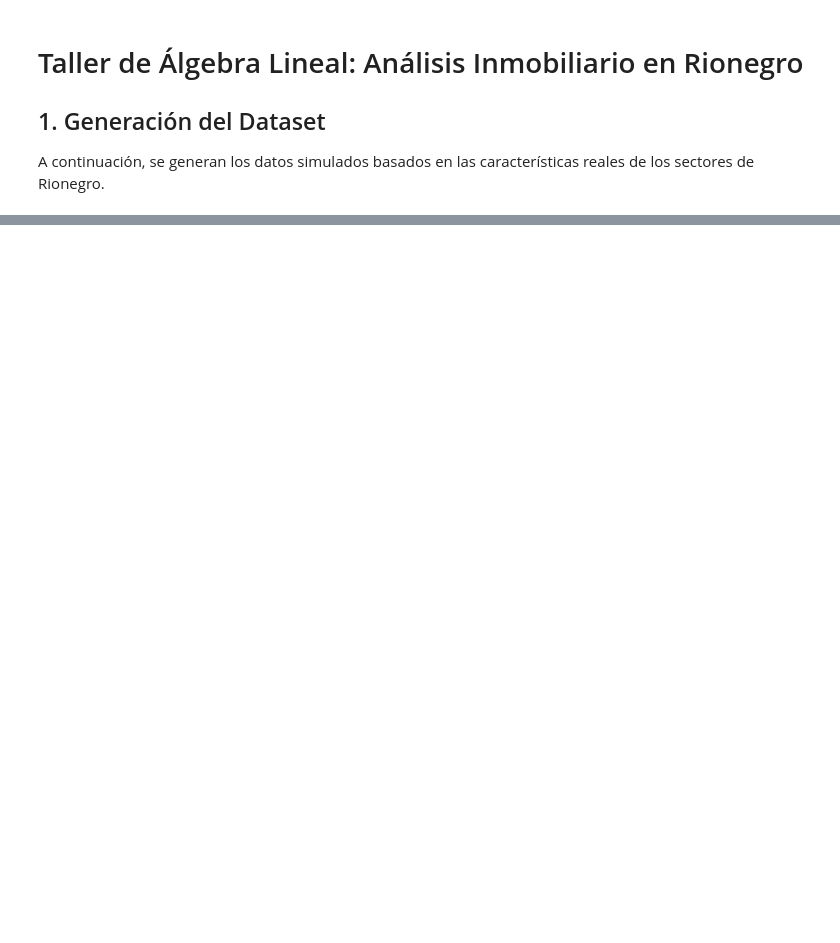
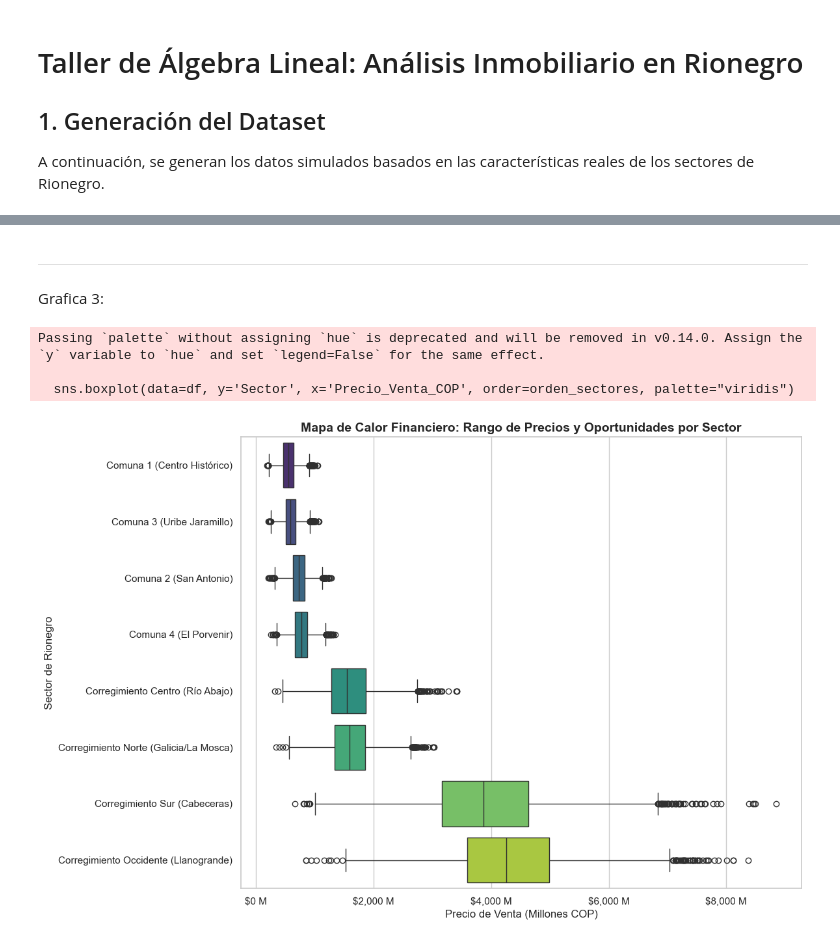
Before and after one commit to Jero-Cardona/DataScience-Real-State, a Jupyter notebook: taller.ipynb, the cells around one changed output, grey strips where cells are left out. Drawn from its saved outputs; the diff is of its cells as text; code cells hidden in the pictures; blank space fills up the shorter version.

```diff
--- a/taller.ipynb
+++ b/taller.ipynb
@@ -220,0 +479,25 @@ Si tuvieramos que reducir el analisis a una sola variable para predecir el preci
+# %% [markdown]
+---
+Grafica 3:
+# %%
+# GRÁFICA 3: DE CAJAS (BOXPLOT) - RIESGO Y VALOR POR SECTOR
+plt.figure(figsize=(12, 8))
+
+# Ordenar los sectores por precio mediano para que la gráfica tenga sentido progresivo de más barato a más caro
+orden_sectores = df.groupby('Sector')['Precio_Venta_COP'].median().sort_values().index
+
+sns.boxplot(data=df, y='Sector', x='Precio_Venta_COP', order=orden_sectores, palette="viridis")
+
+# Formatear el eje X para que muestre "Millones"
+plt.gca().xaxis.set_major_formatter(formatter)
+
+plt.title("Mapa de Calor Financiero: Rango de Precios y Oportunidades por Sector", fontsize=14, fontweight='bold')
+plt.xlabel("Precio de Venta (Millones COP)", fontsize=12)
+plt.ylabel("Sector de Rionegro", fontsize=12)
+plt.tight_layout()
+plt.show()
+# %% [output]
+Passing `palette` without assigning `hue` is deprecated and will be removed in v0.14.0. Assign the `y` variable to `hue` and set `legend=False` for the same effect.
+
+  sns.boxplot(data=df, y='Sector', x='Precio_Venta_COP', order=orden_sectores, palette="viridis")
+[figure, added]
```
Also changed, not shown: parts of 32 cells of this notebook.
